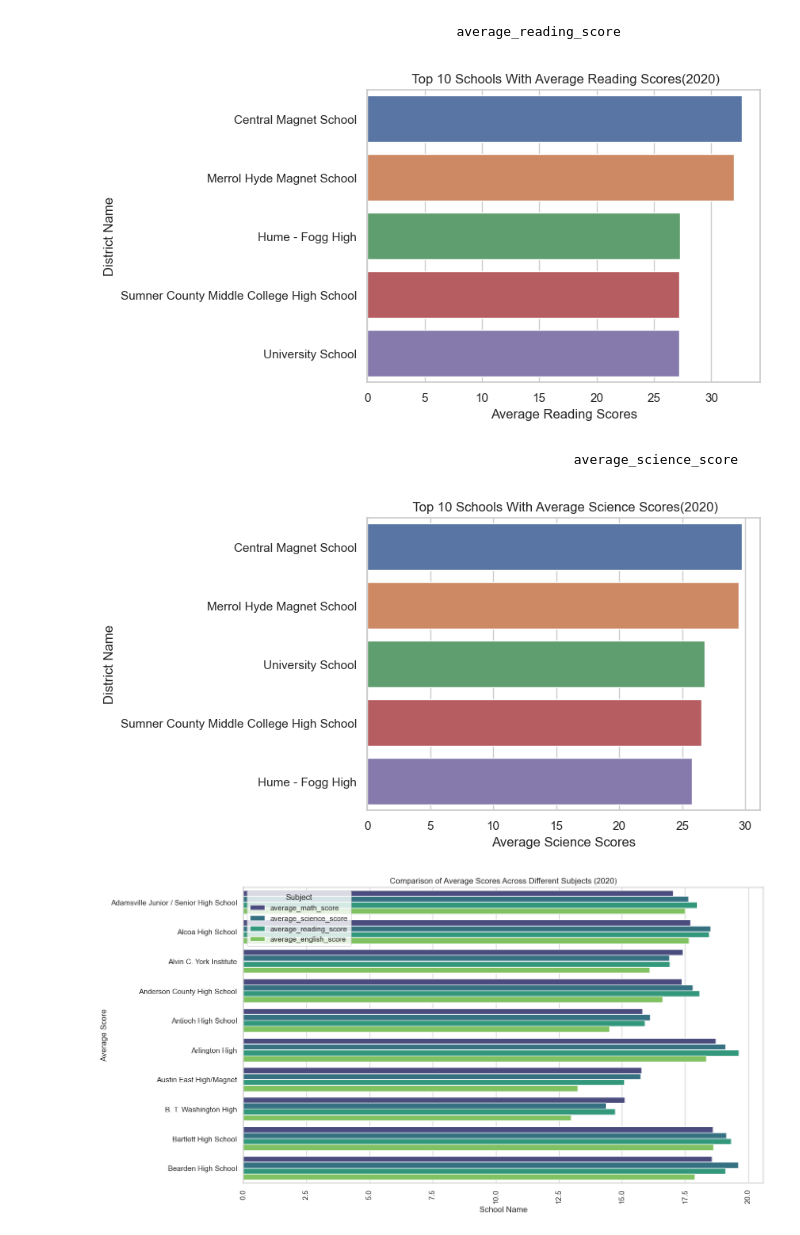
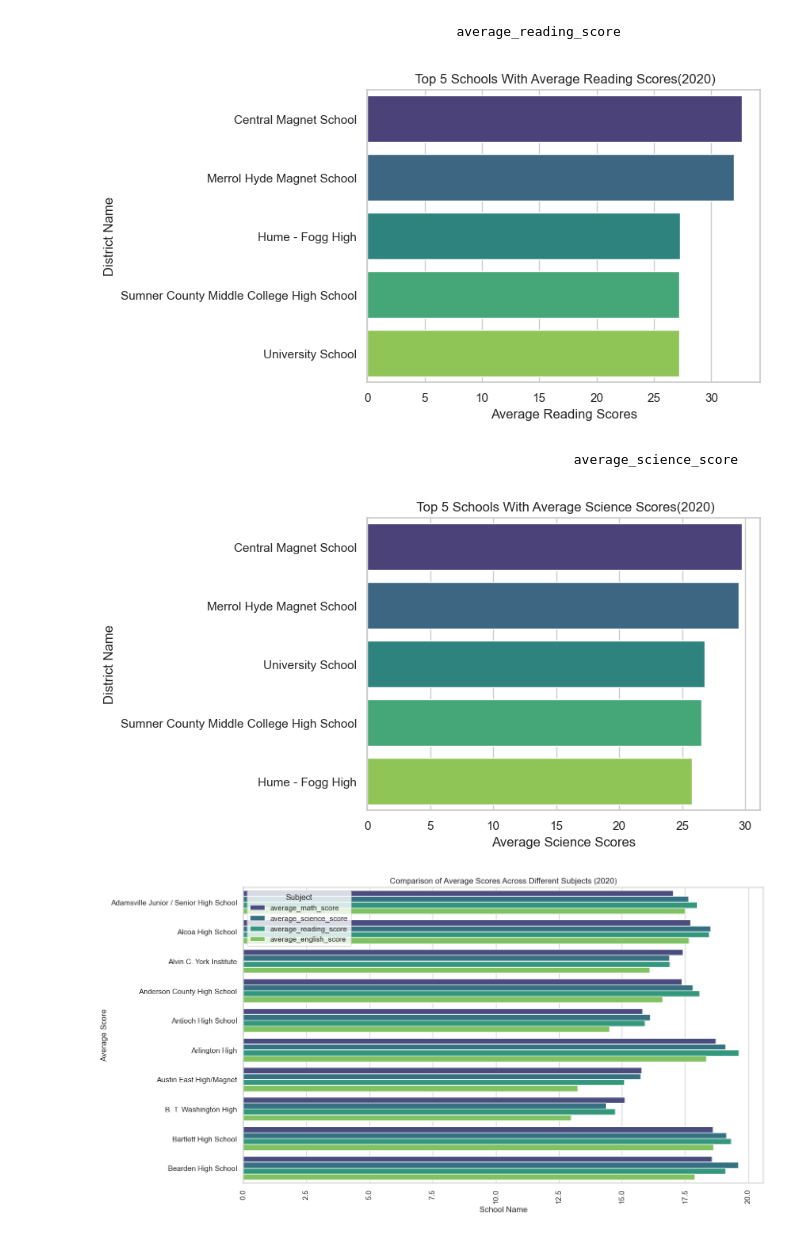
Before and after one commit to prathima220/capstone_project, a Jupyter notebook: notebook/schools_prathima_1.ipynb, the cells around one changed output. Saved outputs shown, nothing was run; the diff lists cells and outputs as text; code cells hidden in the pictures.

```diff
--- a/notebook/schools_prathima_1.ipynb
+++ b/notebook/schools_prathima_1.ipynb
@@ -350,12 +347,12 @@ R_20['average_reading_score'] = pd.to_numeric(R_20['average_reading_score']) # C
 # %%
 
 district_r_performance = R_20.groupby('school_name')['average_reading_score'].mean().reset_index().sort_values('average_reading_score',ascending=False).head(5)
-sns.barplot(y='school_name', x='average_english_score', data=district_e_performance)
+sns.barplot(y='school_name', x='average_english_score', data=district_e_performance,palette='viridis')
 plt.xlabel('Average Reading Scores')
 plt.ylabel('District Name')
-plt.title(' Top 10 Schools With Average Reading Scores(2020)');
+plt.title(' Top 5 Schools With Average Reading Scores(2020)');
 # %% [output]
-[figure, old version]
+[figure, new version]
 # %% [markdown]
                                                                average_science_score
 # %%
@@ -363,12 +360,12 @@ R_20['average_science_score'] = pd.to_numeric(R_20['average_science_score'])
 # %%
 
 district_s_performance = R_20.groupby('school_name')['average_science_score'].mean().reset_index().sort_values('average_science_score',ascending=False).head(5)
-sns.barplot(y='school_name', x='average_science_score', data=district_s_performance)
+sns.barplot(y='school_name', x='average_science_score', data=district_s_performance,palette='viridis')
 plt.xlabel('Average Science Scores')
 plt.ylabel('District Name')
-plt.title(' Top 10 Schools With Average Science Scores(2020)');
+plt.title(' Top 5 Schools With Average Science Scores(2020)');
 # %% [output]
-[figure, old version]
+[figure, new version]
 # %%
 
 # Calculate average scores for each subject
```
Also changed, not shown: parts of 43 cells of this notebook, 36 other files.
